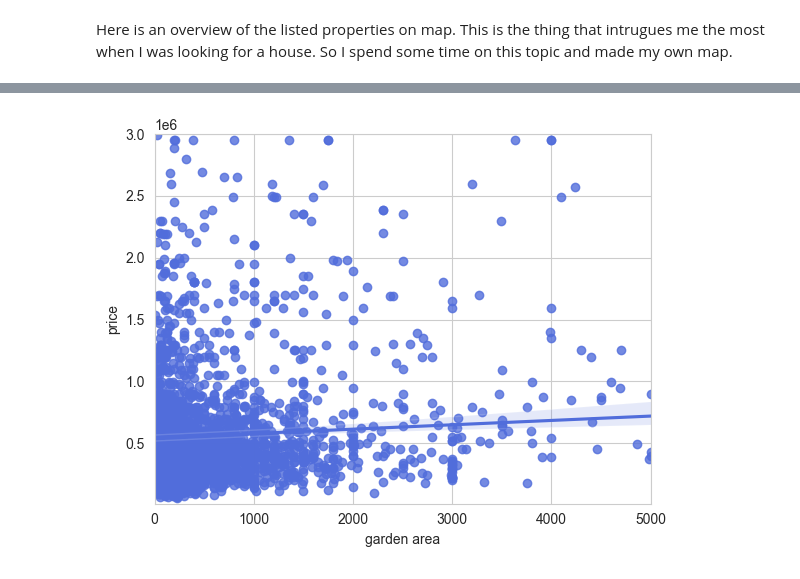
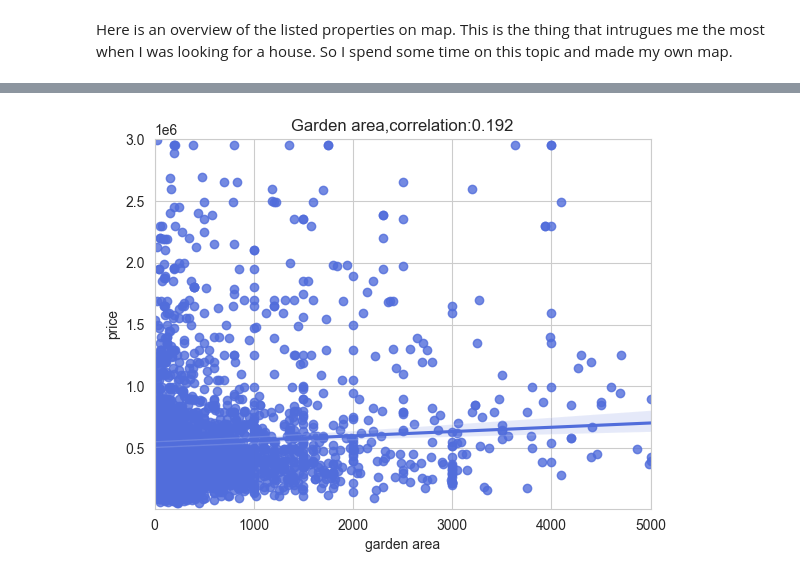
Before and after one commit to Spike815/Real_Estate_Analysis, a Jupyter notebook: Analysis.ipynb, the cells around one changed output, grey strips where cells are left out. Cells and saved outputs as stored; diff of their text form; code cells hidden in the pictures.

```diff
--- a/Analysis.ipynb
+++ b/Analysis.ipynb
@@ -64,7 +68,7 @@ Clean up the gemeente info first:
 - change the type of Postalcode to int
 - change Brussels Hoofdstedelijk Gewest to Brussel
 # %%
-post_code.drop(columns=['Deelgemeente','Facili-',"Inwoners",'Vertaling naam'],inplace=True)
+post_code.drop(columns=['Deelgemeente','Vertaling naam',"Inwoners"],inplace=True)
 post_code.columns = ["postalCode","Gemeente","Province"]
 post_code.dropna(subset="postalCode")
 post_code.drop_duplicates(subset="postalCode",keep='first',inplace =True)
@@ -73,3 +79,10 @@ post_code["postalCode"]=post_code["postalCode"].astype(str)
+# %%
+# reference website: https://en.wikipedia.org/wiki/Provinces_of_Belgium
+population_info={"Province":["Antwerpen","Oost-Vlaanderen","Vlaams-Brabant","Limburg","Hainaut","West-Vlaanderen","Liège","Luxembourg","Namur","Brabant wallon","Brussel"],
+                 "Population":[1857986,1515064,1146175,874048,1196796,1344241,1106992,284638,494325,403599,1208542],
+                 "Area(km2)":[2876,3007,2118,2427,3197,3813,3857,4459,3675,1097,162.4],
+                 "Density":[647,504,542,361,375,353,288,63,135,368,7442]}
+population_df=pd.DataFrame(population_info)
 # %% [markdown]
 Clean the "locality" and "province" columns of data , by mapping it to the correct ones in post_code
 # %%
@@ -77,5 +90,5 @@ Clean the "locality" and "province" columns of data , by mapping it to the corre
 # Wrong approach: iterate through the data, assign the right value of locality from post_code["Gemeente"]
 # Right way to do it: name the series in post_code with the same name, and merge two dataframes!!!
 data = data.merge(post_code,how="left",on="postalCode")
+data =data.merge(population_df,on="Province",how="left")
 data = data.drop(columns=["province"])
-data
@@ -138,6 +131,8 @@ Drop the duplicates with the same coordinates, price and size:
 condition = data[["latitude","longitude","street","price","total property area"]].duplicated(keep=False)
 #pass the returned boolean to data, get the index of the duplicates
 data = data.drop(data[condition].index)
+data = data[data["total property area"]>0]
+data["price per sqr"]=data["price"]/data["total property area"]
 display(data)
 # %% [output]
 |  | id | type of property | subtype of property | locality | latitude | longitude | street | postalCode | ... |
@@ -269,10 +372,15 @@ plt.show()
 # %%
 #looks like the properties with gardens tend to have hight mean price.
 #let's dive in a little bit to see how garden area effects the price
 garden_data = data[(data["garden"]==True) & (data["garden area"] > 0)]
-sns.regplot(data=garden_data,x="garden area", y="price" )
+
+a = sns.regplot(data=garden_data,x="garden area", y="price" )
+corr=garden_data["garden area"].corr(garden_data['price'])
+
+a.set_title(f"Garden area,correlation:{corr:.3f}")
+
 plt.xlim(0,5000)
 plt.ylim(10000,3000000)
 plt.show()
 # %% [output]
-[figure, old version]
+[figure, new version]
```
Also changed, not shown: parts of 27 cells of this notebook, 4 other files.
